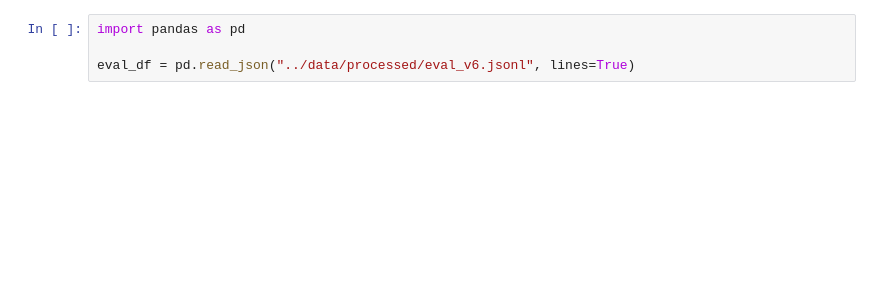
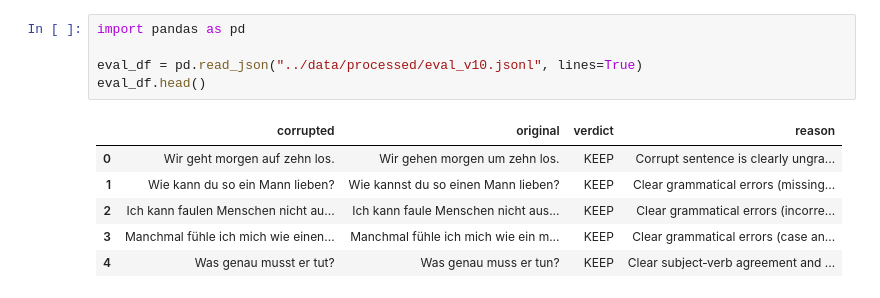
Before and after one commit to Horbee/text-tune-ai, a Jupyter notebook: notebooks/05_eval_pipeline.ipynb, the cells around one changed output. Saved outputs shown, nothing was run; the diff lists cells and outputs as text; blank space fills up the shorter version.

```diff
--- a/notebooks/05_eval_pipeline.ipynb
+++ b/notebooks/05_eval_pipeline.ipynb
@@ -1,5 +1,13 @@
 # %%
 import pandas as pd
 
-eval_df = pd.read_json("../data/processed/eval_v6.jsonl", lines=True)
+eval_df = pd.read_json("../data/processed/eval_v10.jsonl", lines=True)
+eval_df.head()
+# %% [output]
+|  | corrupted | original | verdict | reason |
+| 0 | Wir geht morgen auf zehn los. | Wir gehen morgen um zehn los. | KEEP | Corrupt sentence is clearly ungra... |
+| 1 | Wie kann du so ein Mann lieben? | Wie kannst du so einen Mann lieben? | KEEP | Clear grammatical errors (missing... |
+| 2 | Ich kann faulen Menschen nicht au... | Ich kann faule Menschen nicht aus... | KEEP | Clear grammatical errors (incorre... |
+| 3 | Manchmal fühle ich mich wie einen... | Manchmal fühle ich mich wie ein m... | KEEP | Clear grammatical errors (case an... |
+| 4 | Was genau musst er tut? | Was genau muss er tun? | KEEP | Clear subject‑verb agreement and ... |
 # %%
```
Also changed, not shown: parts of 9 cells of this notebook, 8 other files.
